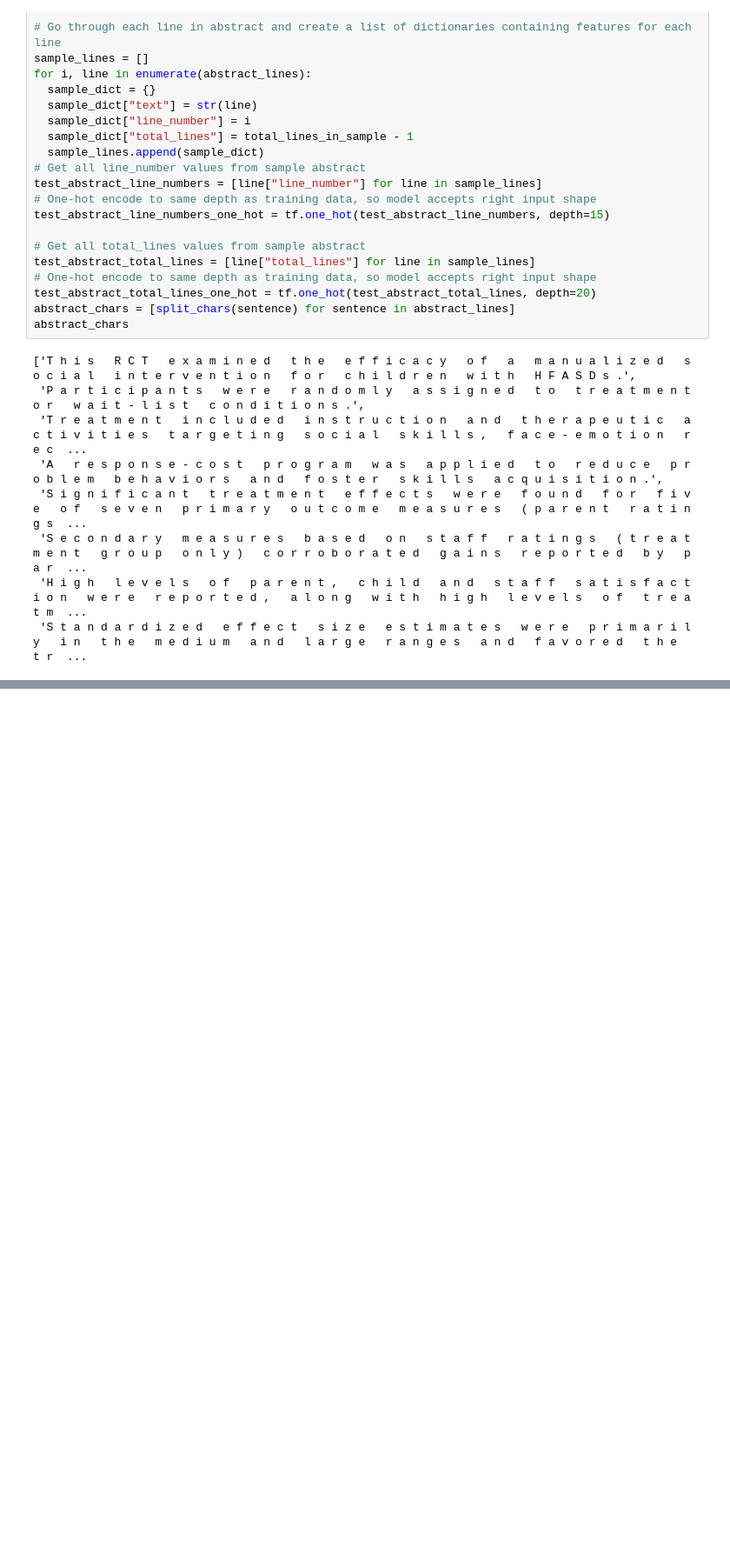
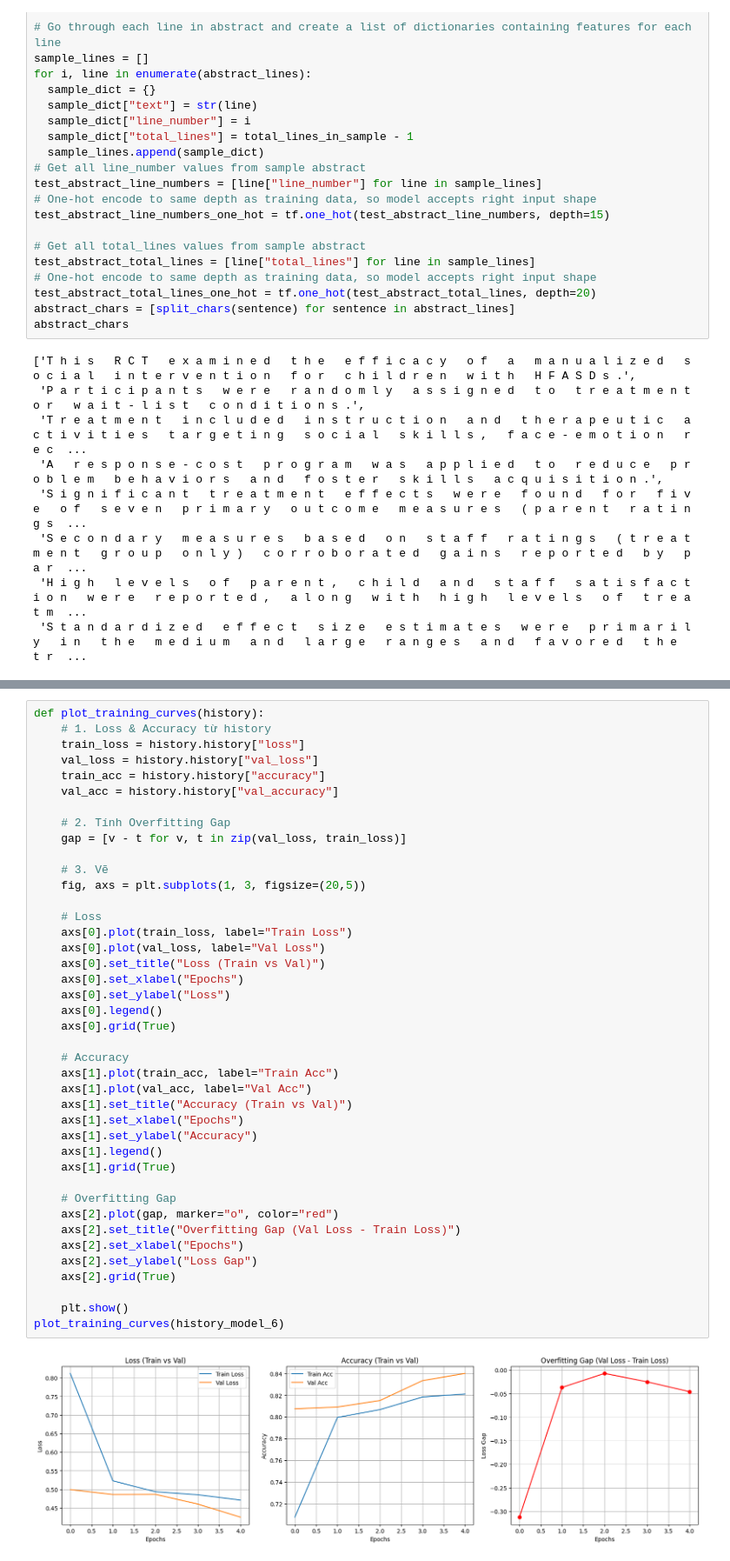
Before and after one commit to khangbkk23/MileStoneProject_SkimLit, a Jupyter notebook: pipeline.ipynb, the cells around one changed output, grey strips where cells are left out. Shown at 87% size. Saved outputs shown, nothing was run; the diff lists cells and outputs as text; blank space fills up the shorter version.

```diff
--- a/pipeline.ipynb
+++ b/pipeline.ipynb
@@ -1831,0 +1970,43 @@ METHODS: Standardized effect size estimates were primarily in the medium and lar
+# %%
+def plot_training_curves(history):
+    # 1. Loss & Accuracy từ history
+    train_loss = history.history["loss"]
+    val_loss = history.history["val_loss"]
+    train_acc = history.history["accuracy"]
+    val_acc = history.history["val_accuracy"]
+
+    # 2. Tính Overfitting Gap
+    gap = [v - t for v, t in zip(val_loss, train_loss)]
+
+    # 3. Vẽ
+    fig, axs = plt.subplots(1, 3, figsize=(20,5))
+
+    # Loss
+    axs[0].plot(train_loss, label="Train Loss")
+    axs[0].plot(val_loss, label="Val Loss")
+    axs[0].set_title("Loss (Train vs Val)")
+    axs[0].set_xlabel("Epochs")
+    axs[0].set_ylabel("Loss")
+    axs[0].legend()
+    axs[0].grid(True)
+
+    # Accuracy
+    axs[1].plot(train_acc, label="Train Acc")
+    axs[1].plot(val_acc, label="Val Acc")
+    axs[1].set_title("Accuracy (Train vs Val)")
+    axs[1].set_xlabel("Epochs")
+    axs[1].set_ylabel("Accuracy")
+    axs[1].legend()
+    axs[1].grid(True)
+
+    # Overfitting Gap
+    axs[2].plot(gap, marker="o", color="red")
+    axs[2].set_title("Overfitting Gap (Val Loss - Train Loss)")
+    axs[2].set_xlabel("Epochs")
+    axs[2].set_ylabel("Loss Gap")
+    axs[2].grid(True)
+
+    plt.show()
+plot_training_curves(history_model_6)
+# %% [output]
+[figure, added]
```
Also changed, not shown: parts of 58 cells of this notebook, 1 other file.
